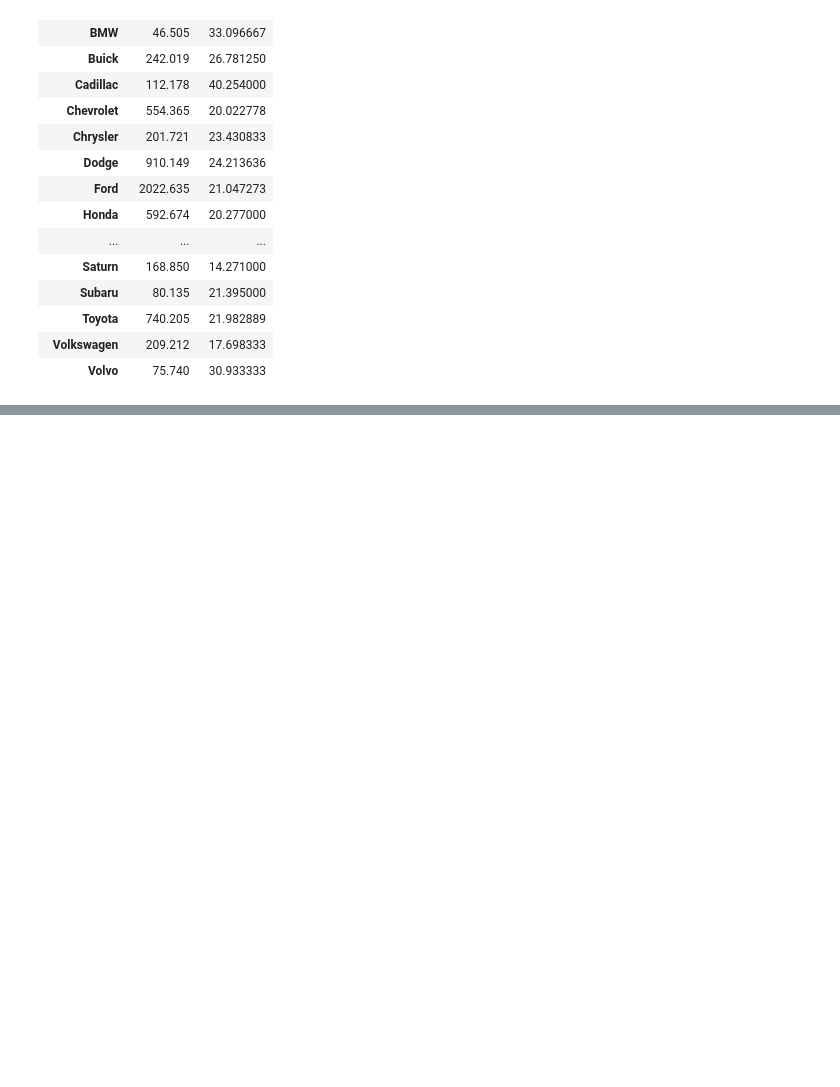
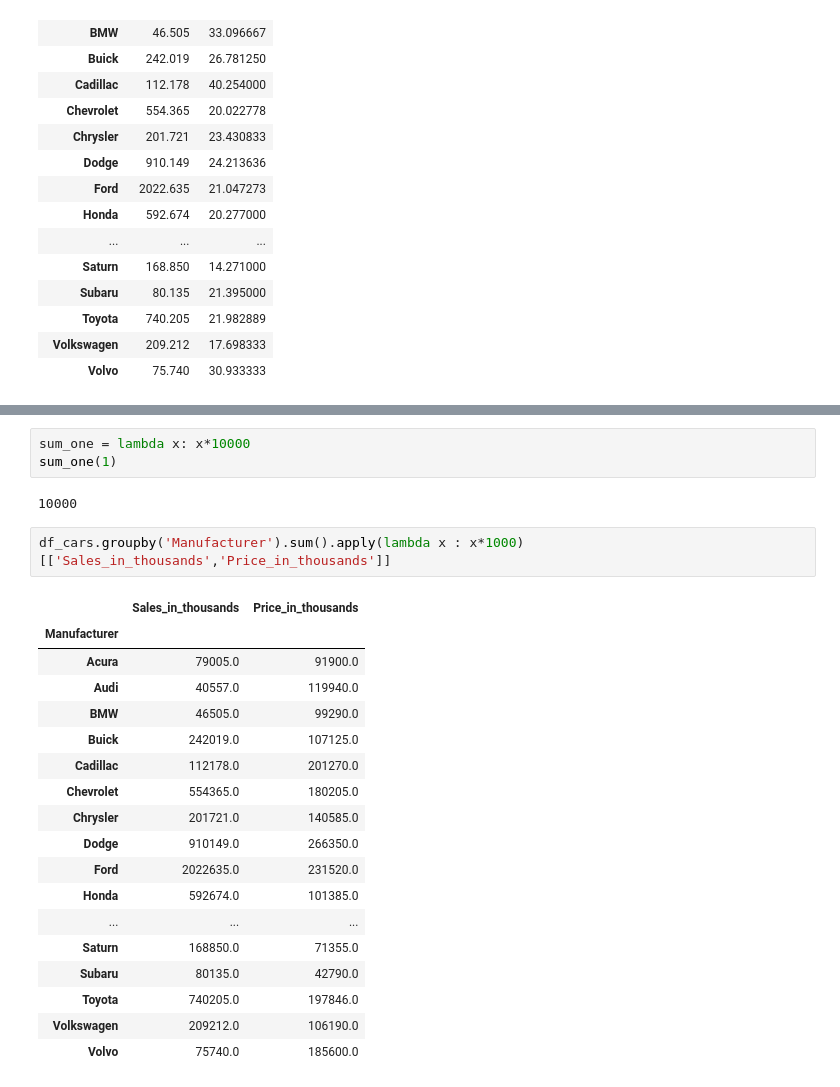
Before and after one commit to Halok600/Learning_Python_datascience, a Jupyter notebook: Groupby Aggresators.ipynb, the cells around one changed output, grey strips where cells are left out. Saved outputs shown, nothing was run; the diff lists cells and outputs as text; blank space fills up the shorter version.

```diff
--- a/Groupby Aggresators.ipynb
+++ b/Groupby Aggresators.ipynb
@@ -357,0 +421,26 @@ df_cars.groupby('Manufacturer').agg(sum_sales = ('Sales_in_thousands','sum'),
+# %%
+sum_one = lambda x: x*10000
+sum_one(1)
+# %% [output]
+10000
+# %%
+df_cars.groupby('Manufacturer').sum().apply(lambda x : x*1000)[['Sales_in_thousands','Price_in_thousands']]
+# %% [output]
+|  | Sales_in_thousands | Price_in_thousands |
+| Manufacturer |  |  |
+| Acura | 79005.0 | 91900.0 |
+| Audi | 40557.0 | 119940.0 |
+| BMW | 46505.0 | 99290.0 |
+| Buick | 242019.0 | 107125.0 |
+| Cadillac | 112178.0 | 201270.0 |
+| Chevrolet | 554365.0 | 180205.0 |
+| Chrysler | 201721.0 | 140585.0 |
+| Dodge | 910149.0 | 266350.0 |
+| Ford | 2022635.0 | 231520.0 |
+| Honda | 592674.0 | 101385.0 |
+| ... | ... | ... |
+| Saturn | 168850.0 | 71355.0 |
+| Subaru | 80135.0 | 42790.0 |
+| Toyota | 740205.0 | 197846.0 |
+| Volkswagen | 209212.0 | 106190.0 |
+| Volvo | 75740.0 | 185600.0 |
```
Also changed, not shown: parts of 15 cells of this notebook.
